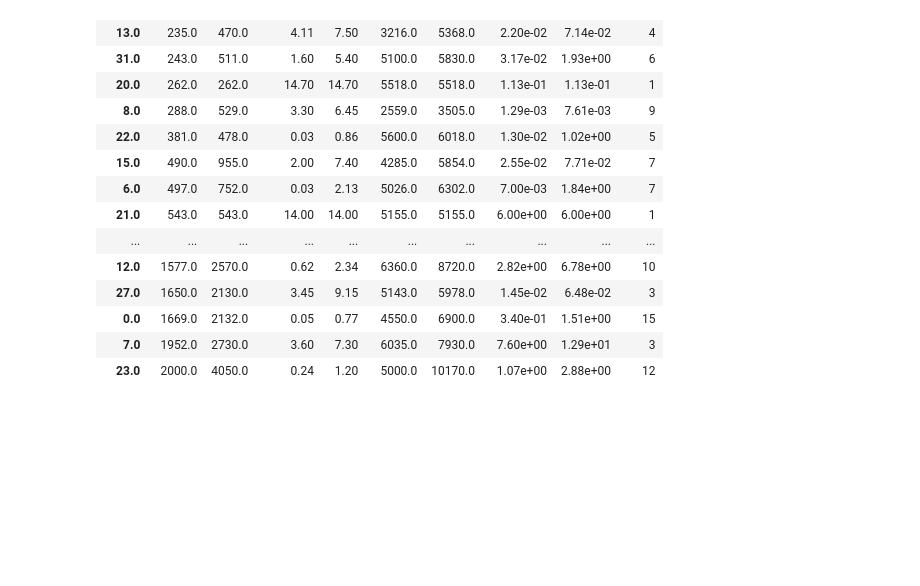
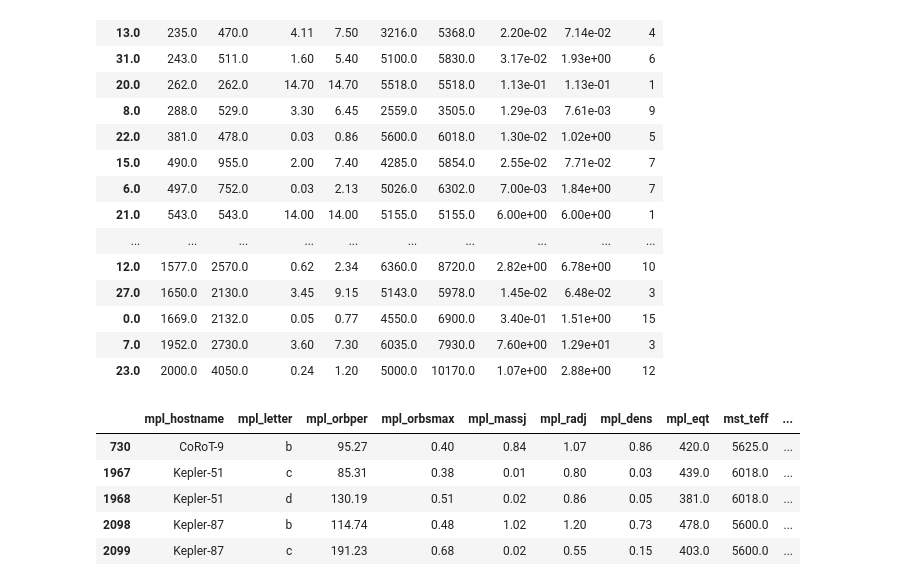
Before and after one commit to crankymax/USQ_CSC8004_exoplanets, a Jupyter notebook: 06 Affinity Prop Clustering.ipynb, the cells around one changed output. Saved outputs shown, nothing was run; the diff lists cells and outputs as text; code cells hidden in the pictures; blank space fills up the shorter version.

```diff
--- a/06 Affinity Prop Clustering.ipynb
+++ b/06 Affinity Prop Clustering.ipynb
@@ -81,4 +96,16 @@ exoplanet_extract.groupby('cluster').agg({'mpl_eqt':['min','max'], 'mpl_dens':['
 | 0.0 | 1669.0 | 2132.0 | 0.05 | 0.77 | 4550.0 | 6900.0 | 3.40e-01 | 1.51e+00 | 15 |
 | 7.0 | 1952.0 | 2730.0 | 3.60 | 7.30 | 6035.0 | 7930.0 | 7.60e+00 | 1.29e+01 | 3 |
 | 23.0 | 2000.0 | 4050.0 | 0.24 | 1.20 | 5000.0 | 10170.0 | 1.07e+00 | 2.88e+00 | 12 |
+# %%
+# Get the list of planets for cluster 22. One that has planets in the range of liquid water.
+exoplanet_extract[exoplanet_extract['cluster']==22][['mpl_hostname','mpl_letter','mpl_orbper','mpl_orbsmax',
+                                                    'mpl_massj','mpl_radj','mpl_dens','mpl_eqt','mst_teff',
+                                                    'mst_mass','mst_rad','mst_age','cluster']].sort_values(['mpl_hostname','mpl_letter'])
+# %% [output]
+|  | mpl_hostname | mpl_letter | mpl_orbper | mpl_orbsmax | mpl_massj | mpl_radj | mpl_dens | mpl_eqt | mst_teff | ... |
+| 730 | CoRoT-9 | b | 95.27 | 0.40 | 0.84 | 1.07 | 0.86 | 420.0 | 5625.0 | ... |
+| 1967 | Kepler-51 | c | 85.31 | 0.38 | 0.01 | 0.80 | 0.03 | 439.0 | 6018.0 | ... |
+| 1968 | Kepler-51 | d | 130.19 | 0.51 | 0.02 | 0.86 | 0.05 | 381.0 | 6018.0 | ... |
+| 2098 | Kepler-87 | b | 114.74 | 0.48 | 1.02 | 1.20 | 0.73 | 478.0 | 5600.0 | ... |
+| 2099 | Kepler-87 | c | 191.23 | 0.68 | 0.02 | 0.55 | 0.15 | 403.0 | 5600.0 | ... |
 # %%
```
Also changed, not shown: parts of 13 cells of this notebook, 5 other files.
